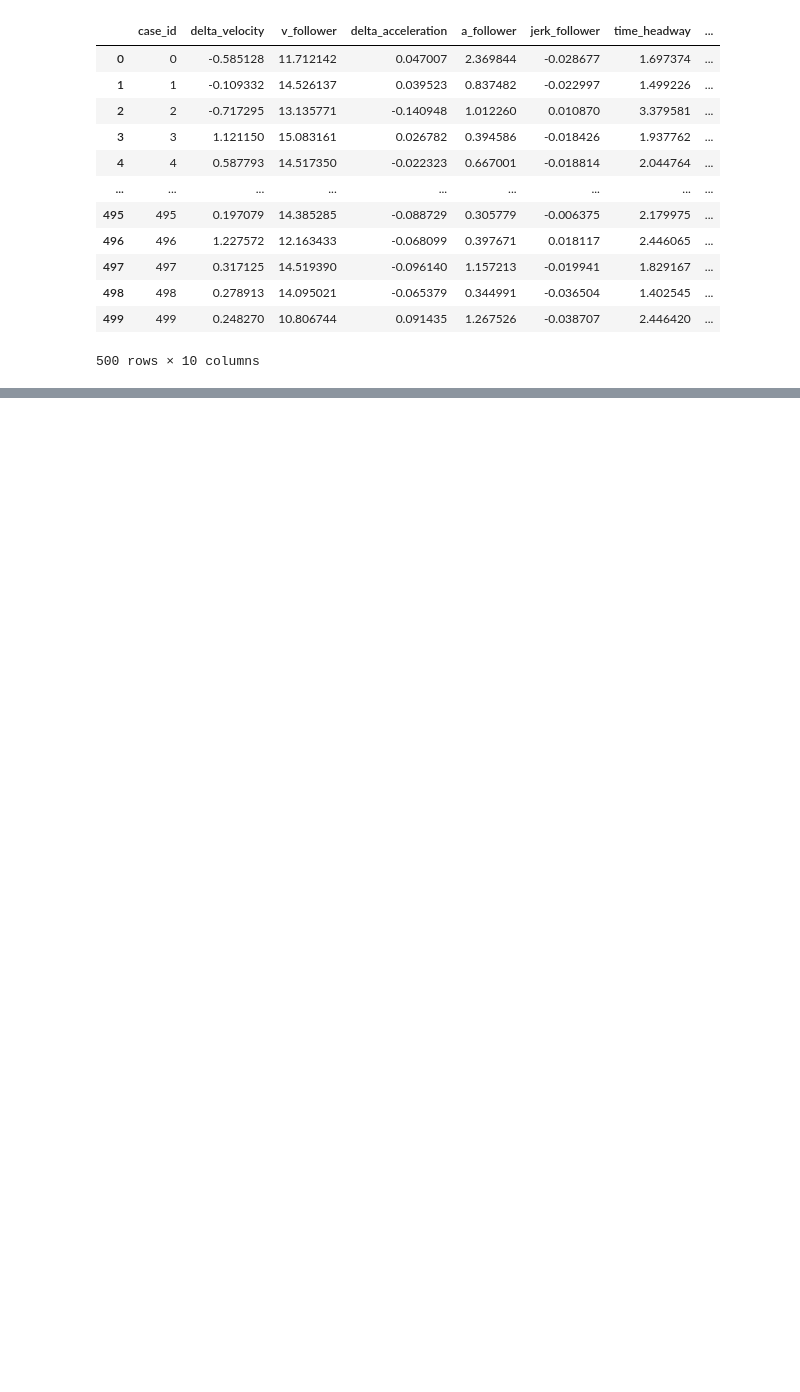
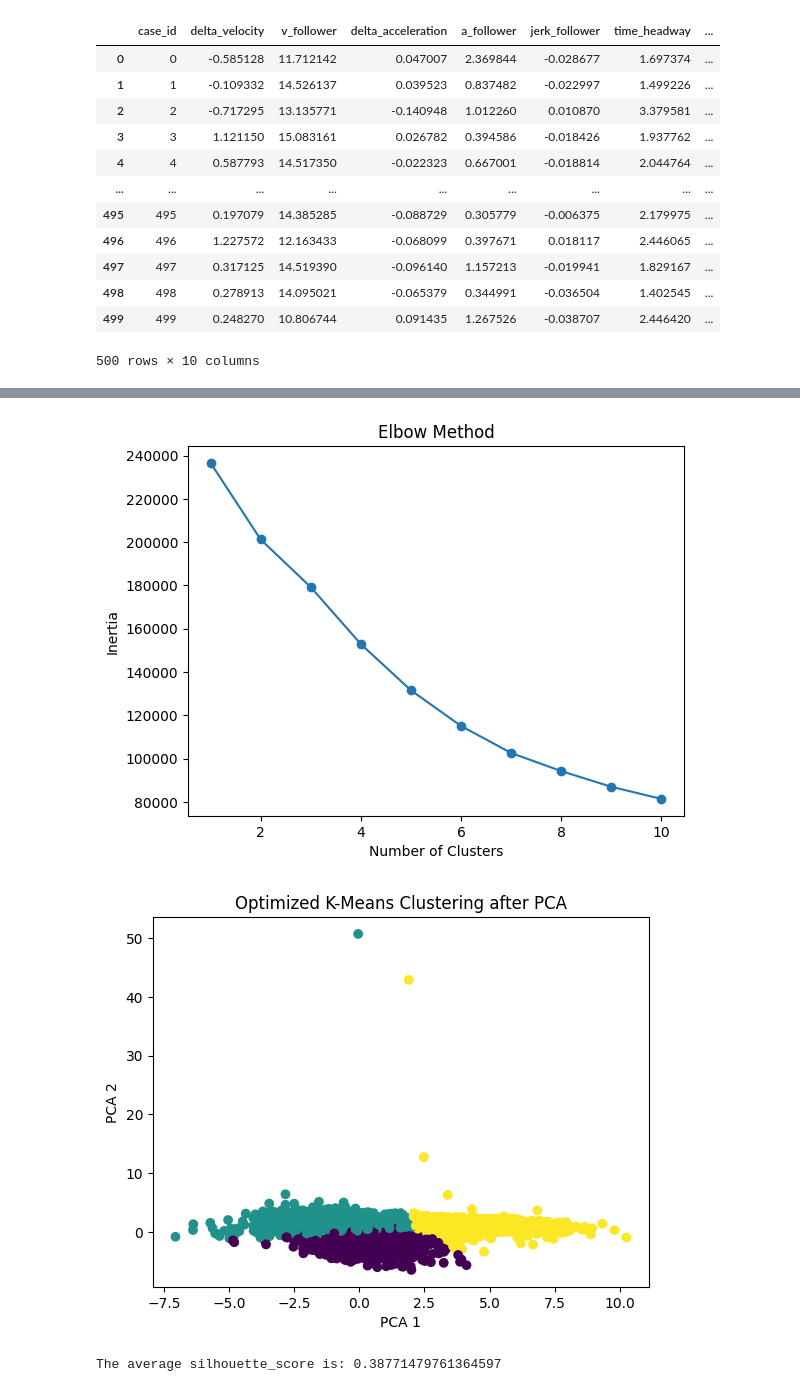
Before and after one commit to romanzy313/car-following-project, a Jupyter notebook: src/LSTM.ipynb, the cells around one changed output, grey strips where cells are left out. Drawn from its saved outputs; the diff is of its cells as text; code cells hidden in the pictures; blank space fills up the shorter version.

```diff
--- a/src/LSTM.ipynb
+++ b/src/LSTM.ipynb
@@ -275,3 +168,11 @@ The average silhouette_score is : 0.5786472697027952
+# %%
+selected_features = trainHA
+#print selected_features length
+print(len(selected_features))
+# %% [output]
+[figure, added]
+[figure, added]
+The average silhouette_score is: 0.38771479761364597
 # %%
 import torch
 import torch.nn as nn
```
Also changed, not shown: parts of 9 cells of this notebook, 22 other files.
